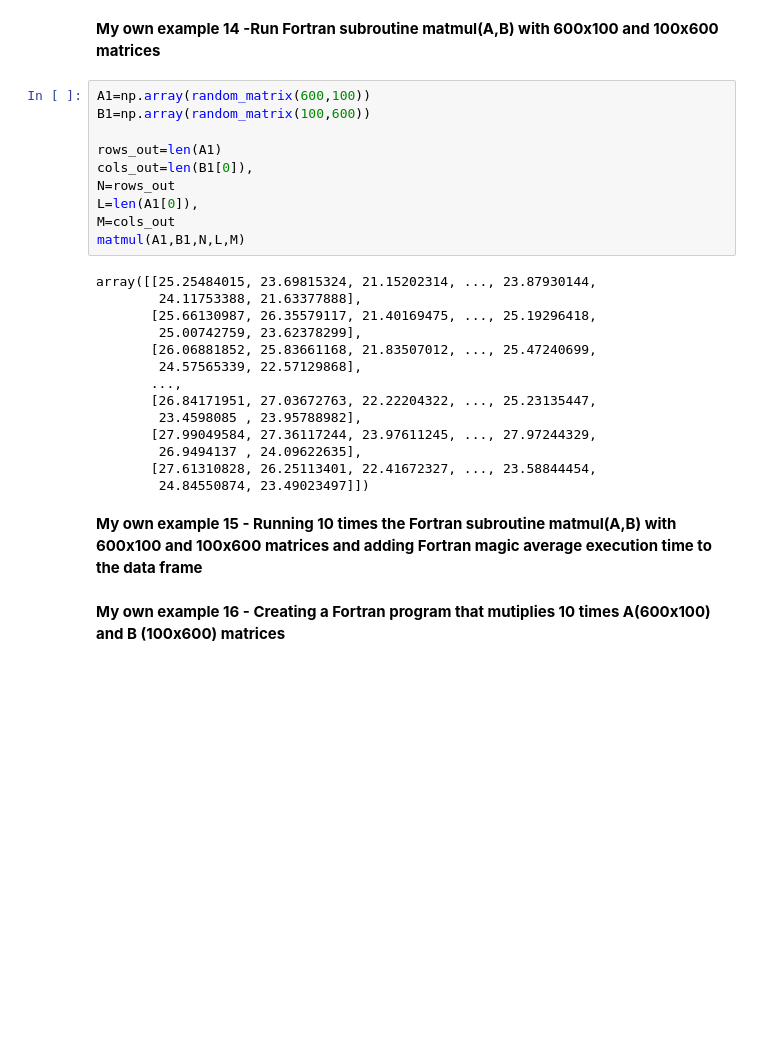
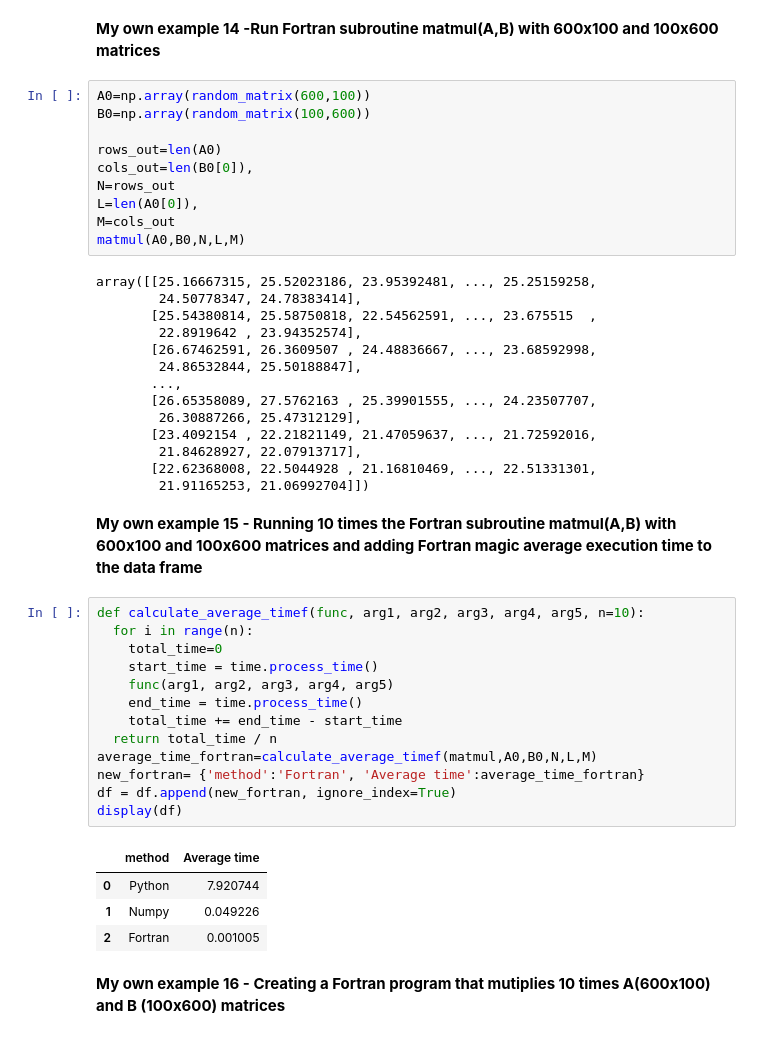
Before and after one commit to jtndavid/MetNumUN2023II, a Jupyter notebook: Lab2/jvelosal_Lab2.ipynb, the cells around one changed output. Drawn from its saved outputs; the diff is of its cells as text; blank space fills up the shorter version.

```diff
--- a/Lab2/jvelosal_Lab2.ipynb
+++ b/Lab2/jvelosal_Lab2.ipynb
@@ -487,31 +476,49 @@ end subroutine
 # %% [markdown]
 **My own example 14 -Run Fortran subroutine matmul(A,B) with 600x100 and 100x600 matrices**
 # %%
-A1=np.array(random_matrix(600,100))
-B1=np.array(random_matrix(100,600))
+A0=np.array(random_matrix(600,100))
+B0=np.array(random_matrix(100,600))
 
-rows_out=len(A1)
-cols_out=len(B1[0]),
+rows_out=len(A0)
+cols_out=len(B0[0]),
 N=rows_out
-L=len(A1[0]),
+L=len(A0[0]),
 M=cols_out
-matmul(A1,B1,N,L,M)
+matmul(A0,B0,N,L,M)
 # %% [output]
-array([[25.25484015, 23.69815324, 21.15202314, ..., 23.87930144,
-        24.11753388, 21.63377888],
-       [25.66130987, 26.35579117, 21.40169475, ..., 25.19296418,
-        25.00742759, 23.62378299],
-       [26.06881852, 25.83661168, 21.83507012, ..., 25.47240699,
-        24.57565339, 22.57129868],
+array([[25.16667315, 25.52023186, 23.95392481, ..., 25.25159258,
+        24.50778347, 24.78383414],
+       [25.54380814, 25.58750818, 22.54562591, ..., 23.675515  ,
+        22.8919642 , 23.94352574],
+       [26.67462591, 26.3609507 , 24.48836667, ..., 23.68592998,
+        24.86532844, 25.50188847],
        ...,
-       [26.84171951, 27.03672763, 22.22204322, ..., 25.23135447,
-        23.4598085 , 23.95788982],
-       [27.99049584, 27.36117244, 23.97611245, ..., 27.97244329,
-        26.9494137 , 24.09622635],
-       [27.61310828, 26.25113401, 22.41672327, ..., 23.58844454,
-        24.84550874, 23.49023497]])
+       [26.65358089, 27.5762163 , 25.39901555, ..., 24.23507707,
+        26.30887266, 25.47312129],
+       [23.4092154 , 22.21821149, 21.47059637, ..., 21.72592016,
+        21.84628927, 22.07913717],
+       [22.62368008, 22.5044928 , 21.16810469, ..., 22.51331301,
+        21.91165253, 21.06992704]])
 # %% [markdown]
 **My own example 15 - Running 10 times the  Fortran subroutine matmul(A,B) with 600x100 and 100x600 matrices and adding Fortran magic average execution time to the data frame**
+# %%
+def calculate_average_timef(func, arg1, arg2, arg3, arg4, arg5, n=10):
+  for i in range(n):
+    total_time=0
+    start_time = time.process_time()
+    func(arg1, arg2, arg3, arg4, arg5)
+    end_time = time.process_time()
+    total_time += end_time - start_time
+  return total_time / n
+average_time_fortran=calculate_average_timef(matmul,A0,B0,N,L,M)
+new_fortran= {'method':'Fortran', 'Average time':average_time_fortran}
+df = df.append(new_fortran, ignore_index=True)
+display(df)
+# %% [output]
+|  | method | Average time |
+| 0 | Python | 7.920744 |
+| 1 | Numpy | 0.049226 |
+| 2 | Fortran | 0.001005 |
 # %% [markdown]
 **My own example 16 - Creating a  Fortran program that mutiplies 10 times A(600x100) and  B (100x600) matrices**
 # %% [markdown]
```
Also changed, not shown: parts of 7 cells of this notebook.
